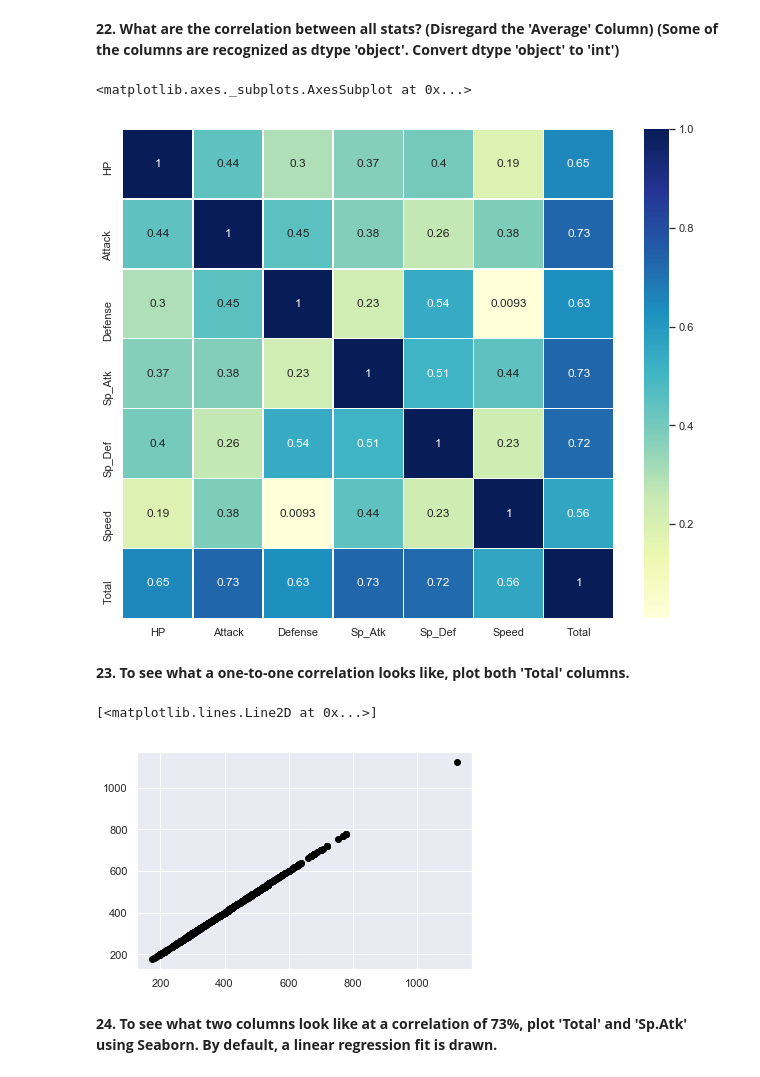
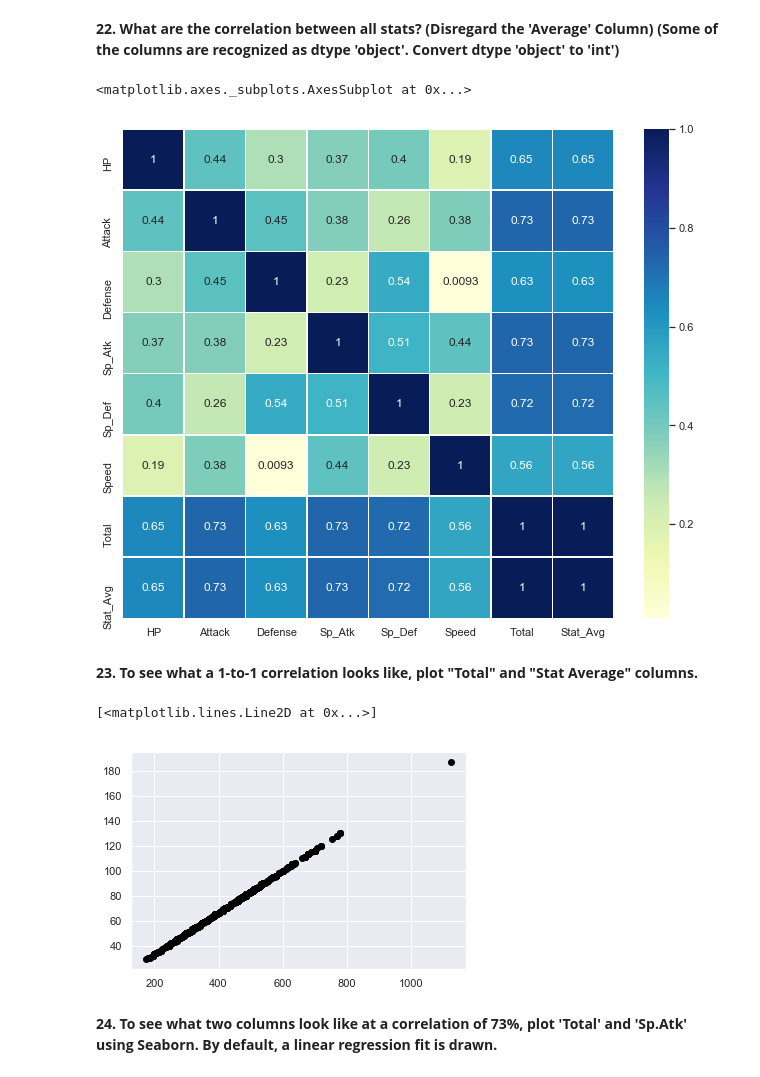
Before and after one commit to iarri/Pokemon-Data, a Jupyter notebook: Webscrape + Analysis of Pokemon Data.ipynb, the cells around one changed output. Saved outputs shown, nothing was run; the diff lists cells and outputs as text; code cells hidden in the pictures.

```diff
--- a/Webscrape + Analysis of Pokemon Data.ipynb
+++ b/Webscrape + Analysis of Pokemon Data.ipynb
@@ -361,36 +442,26 @@ poke_df.loc[(poke_df['Type_1'] == "Flying") & (poke_df['Type_2'] == "None")]
 | 952 | 822 | Corvisquire | [Flying, None] | Flying | None | 68 | 67 | 55 | 43 | 55 | 77 | ... |
 # %% [markdown]
 **22. What are the correlation between all stats? (Disregard the 'Average' Column) (Some of the columns are recognized as dtype 'object'. Convert dtype 'object' to 'int')**
-# %%
-temp_poke_df = poke_df.drop(["Stat_Avg"], axis = 1)
-
-#convert object types to int
-temp_poke_df["HP"] = temp_poke_df["HP"].astype(str).astype(int)
-temp_poke_df["Defense"] = temp_poke_df["Defense"].astype(str).astype(int)
-temp_poke_df["Sp_Def"] = temp_poke_df["Sp_Def"].astype(str).astype(int)
-temp_poke_df["Speed"] = temp_poke_df["Speed"].astype(str).astype(int)
-temp_poke_df["Attack"] = temp_poke_df["Attack"].astype(str).astype(int)
-temp_poke_df["Sp_Atk"] = temp_poke_df["Sp_Atk"].astype(str).astype(int)
-temp_poke_df["Total"] = temp_poke_df["Total"].astype(str).astype(int)
-
-corrmat = temp_poke_df.corr()
-
-f, ax = plt.subplots(figsize=(11, 9))
-
-sns.heatmap(corrmat, cmap="YlGnBu",  linewidths=.5,annot=True, annot_kws={"size": 12})
-# %% [output]
-<matplotlib.axes._subplots.AxesSubplot at 0x...>
-[figure, removed]
+# %%
+#temp_poke_df = poke_df.drop(["Stat_Avg"], axis = 1)
+
+corrmat = poke_df.corr()
+f, ax = plt.subplots(figsize=(11, 9))
+
+sns.heatmap(corrmat, cmap="YlGnBu",  linewidths=.5,annot=True, annot_kws={"size": 12})
+# %% [output]
+<matplotlib.axes._subplots.AxesSubplot at 0x...>
+[figure, added]
 # %% [markdown]
-**23. To see what a one-to-one correlation looks like, plot both 'Total' columns.**
+**23. To see what a 1-to-1 correlation looks like, plot "Total" and "Stat Average" columns.**
 # %%
 x = poke_df["Total"]
-y = poke_df["Total"]
+y = poke_df["Stat_Avg"]
 
 plt.plot(x, y, 'o', color='black')
 # %% [output]
 [<matplotlib.lines.Line2D at 0x...>]
-[figure, old version]
+[figure, new version]
 # %% [markdown]
 **24. To see what two columns look like at a correlation of 73%, plot 'Total' and 'Sp.Atk' using Seaborn. By default, a linear regression fit is drawn.**
 # %%
```
Also changed, not shown: parts of 39 cells of this notebook.
